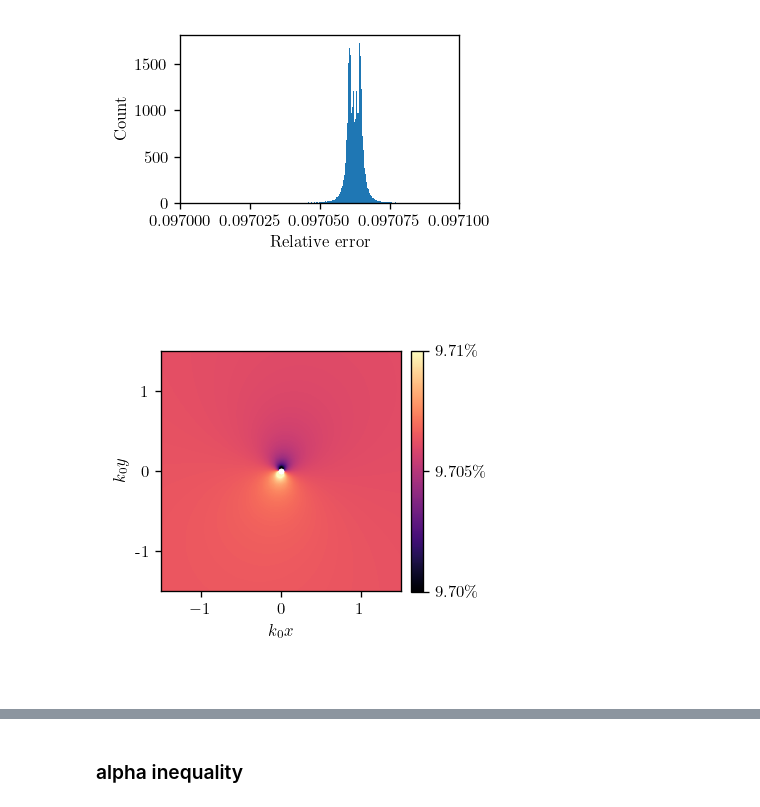
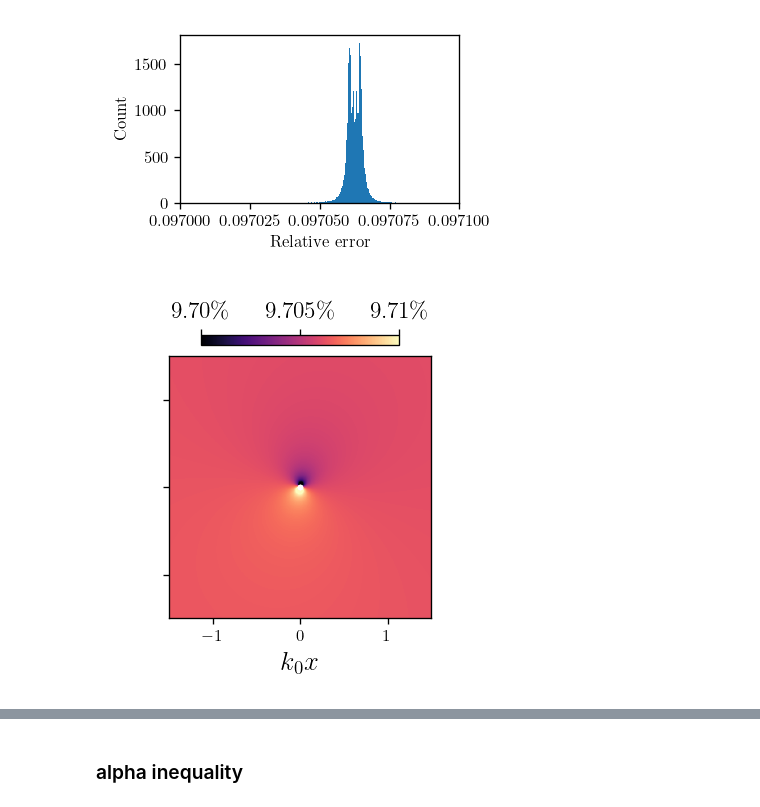
Before and after one commit to mekise/graph-theory-dda, a Jupyter notebook: notebooks/plot_paper.ipynb, the cells around one changed output, grey strips where cells are left out. Saved outputs shown, nothing was run; the diff lists cells and outputs as text; code cells hidden in the pictures.

```diff
--- a/notebooks/plot_paper.ipynb
+++ b/notebooks/plot_paper.ipynb
@@ -140,29 +150,29 @@ plt.show()
 # %%
 file = np.load("../data/strong_approx_map.npz")
 saveplot = "../data/strong_approx_map.pdf"
 scattpos = file["scattpos"]
 xx = file["xx"]
 yy = file["yy"]
 deviationavg = file["deviationavg"]
 
 fig, ax = plt.subplots(figsize=figsize_map, dpi=120)
 plt.gcf().set_facecolor("white") # set white background
 for i in range(scattpos.shape[0]):
     ax.scatter(scattpos[i, 0], scattpos[i, 1], c='w', s=5)
 im = ax.imshow(deviationavg,
            origin="lower",
            extent=(xx[0], xx[-1], yy[0], yy[-1]),
            cmap="magma",
            vmin=0.0970,
            vmax=0.0971)
 ax.ticklabel_format(scilimits=(0,0))
-cbar = fig.colorbar(im, fraction=0.046, pad=0.04, ticks=[0.0970, 0.09705, 0.0971])
-cbar.set_ticklabels(['9.70\%', '9.705\%', '9.71\%'])
-plt.xlabel("$k_0x$")
-plt.ylabel("$k_0y$")
-plt.yticks([-1,0,1],['-1', '0', '1'])
+cbar = fig.colorbar(im, fraction=0.035, pad=0.04, ticks=[0.0970, 0.09705, 0.0971], location="top")
+cbar.set_ticklabels(['9.70\%', '9.705\%', '9.71\%'], fontsize=14)
+plt.xlabel("$k_0x$", fontsize=16)
+# plt.ylabel("$k_0y$")
+plt.yticks([-1,0,1],['', '', ''])
 plt.tight_layout()
-# plt.savefig(saveplot)
-plt.show()
+plt.savefig(saveplot)
+p2 = plt.show()
 # %% [output]
-[figure, old version]
+[figure, new version]
```
Also changed, not shown: parts of 15 cells of this notebook, 3 other files.
